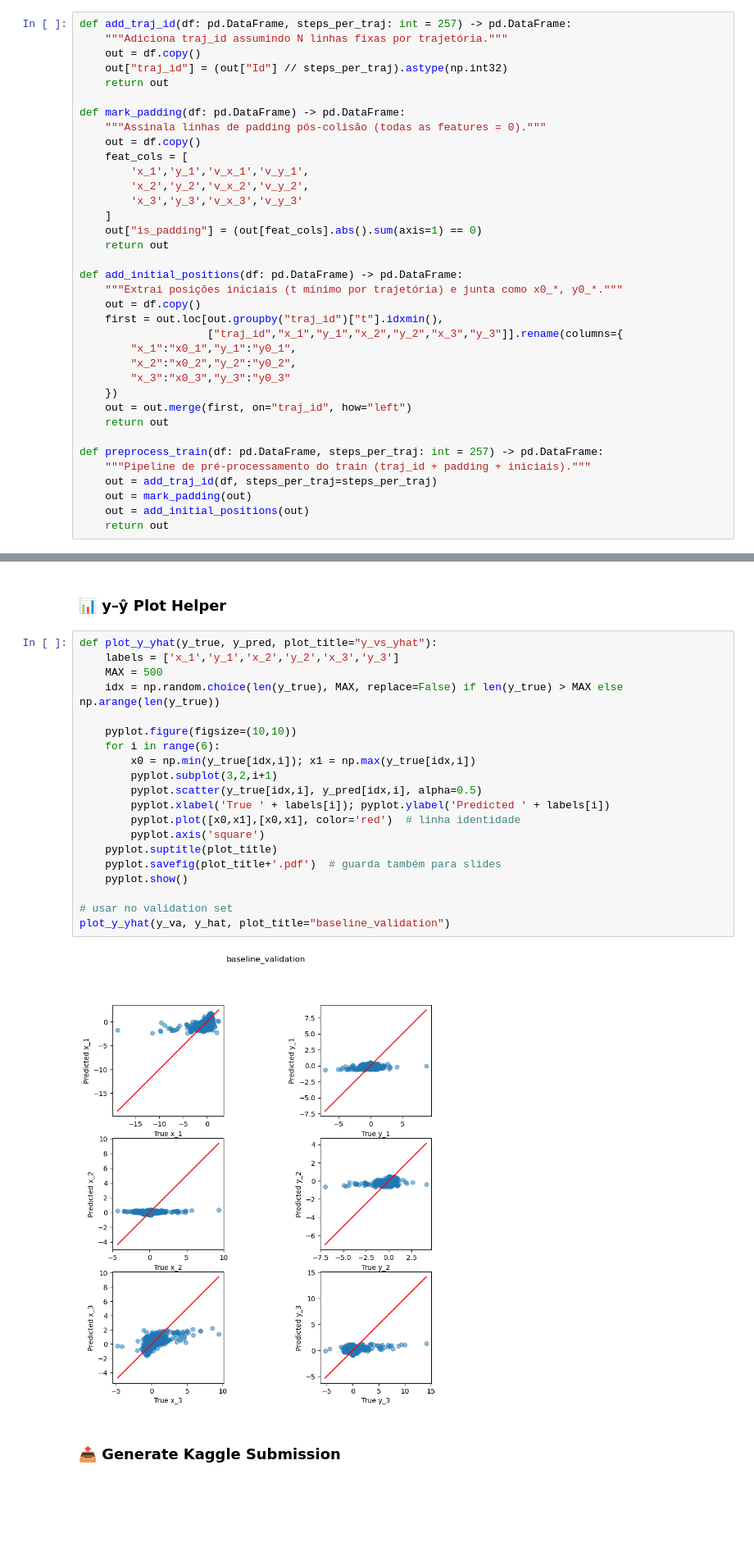
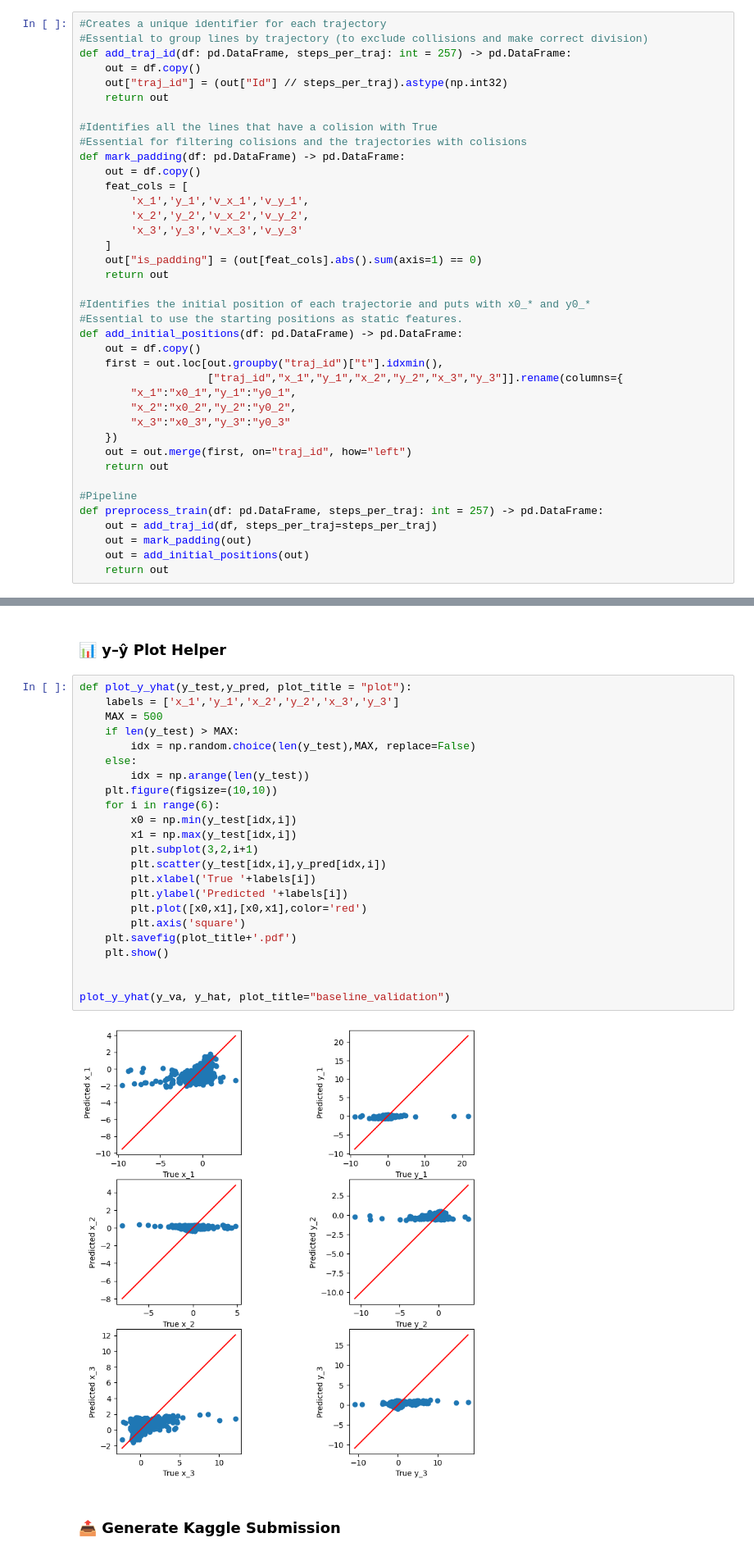
Before and after one commit to Custodio30/MLNOVA-AA-Assigement-1-Bernardo-Joao-Leonor, a Jupyter notebook: assigment#1/notebooks/assigment#1.ipynb, the cells around one changed output, grey strips where cells are left out. Shown at 82% size. Drawn from its saved outputs; the diff is of its cells as text; blank space fills up the shorter version.

```diff
--- a/assigment#1/notebooks/assigment#1.ipynb
+++ b/assigment#1/notebooks/assigment#1.ipynb
@@ -91,14 +92,16 @@ pyplot.plot(data.x_3[pltsquare],data.y_3[pltsquare],'s')  # Mark the starting po
 # %% [markdown]
 <h3>🧩 Preprocessing (trajectory id, padding, initial conditions)(Reusable)</h3>
 # %%
+#Creates a unique identifier for each trajectory
+#Essential to group lines by trajectory (to exclude collisions and make correct division)
 def add_traj_id(df: pd.DataFrame, steps_per_traj: int = 257) -> pd.DataFrame:
-    """Adiciona traj_id assumindo N linhas fixas por trajetória."""
     out = df.copy()
     out["traj_id"] = (out["Id"] // steps_per_traj).astype(np.int32)
     return out
 
+#Identifies all the lines that have a colision with True
+#Essential for filtering colisions and the trajectories with colisions
 def mark_padding(df: pd.DataFrame) -> pd.DataFrame:
-    """Assinala linhas de padding pós-colisão (todas as features = 0)."""
     out = df.copy()
     feat_cols = [
         'x_1','y_1','v_x_1','v_y_1',
@@ -108,8 +111,9 @@ def mark_padding(df: pd.DataFrame) -> pd.DataFrame:
     out["is_padding"] = (out[feat_cols].abs().sum(axis=1) == 0)
     return out
 
+#Identifies the initial position of each trajectorie and puts with x0_* and y0_*
+#Essential to use the starting positions as static features.
 def add_initial_positions(df: pd.DataFrame) -> pd.DataFrame:
-    """Extrai posições iniciais (t mínimo por trajetória) e junta como x0_*, y0_*."""
     out = df.copy()
     first = out.loc[out.groupby("traj_id")["t"].idxmin(),
                     ["traj_id","x_1","y_1","x_2","y_2","x_3","y_3"]].rename(columns={
@@ -120,8 +124,8 @@ def add_initial_positions(df: pd.DataFrame) -> pd.DataFrame:
     out = out.merge(first, on="traj_id", how="left")
     return out
 
+#Pipeline
 def preprocess_train(df: pd.DataFrame, steps_per_traj: int = 257) -> pd.DataFrame:
-    """Pipeline de pré-processamento do train (traj_id + padding + iniciais)."""
     out = add_traj_id(df, steps_per_traj=steps_per_traj)
     out = mark_padding(out)
     out = add_initial_positions(out)
@@ -344,27 +344,30 @@ Baseline RMSE (validation split): 1.6887495041237646
 # %% [markdown]
 <h3>📊 y–ŷ Plot Helper</h3>
 # %%
-def plot_y_yhat(y_true, y_pred, plot_title="y_vs_yhat"):
+def plot_y_yhat(y_test,y_pred, plot_title = "plot"):
     labels = ['x_1','y_1','x_2','y_2','x_3','y_3']
     MAX = 500
-    idx = np.random.choice(len(y_true), MAX, replace=False) if len(y_true) > MAX else np.arange(len(y_true))
+    if len(y_test) > MAX:
+        idx = np.random.choice(len(y_test),MAX, replace=False)
+    else:
+        idx = np.arange(len(y_test))
+    plt.figure(figsize=(10,10))
+    for i in range(6):
+        x0 = np.min(y_test[idx,i])
+        x1 = np.max(y_test[idx,i])
+        plt.subplot(3,2,i+1)
+        plt.scatter(y_test[idx,i],y_pred[idx,i])
+        plt.xlabel('True '+labels[i])
+        plt.ylabel('Predicted '+labels[i])
+        plt.plot([x0,x1],[x0,x1],color='red')
+        plt.axis('square')
+    plt.savefig(plot_title+'.pdf')
+    plt.show()
 
-    pyplot.figure(figsize=(10,10))
-    for i in range(6):
-        x0 = np.min(y_true[idx,i]); x1 = np.max(y_true[idx,i])
-        pyplot.subplot(3,2,i+1)
-        pyplot.scatter(y_true[idx,i], y_pred[idx,i], alpha=0.5)
-        pyplot.xlabel('True ' + labels[i]); pyplot.ylabel('Predicted ' + labels[i])
-        pyplot.plot([x0,x1],[x0,x1], color='red')  # linha identidade
-        pyplot.axis('square')
-    pyplot.suptitle(plot_title)
-    pyplot.savefig(plot_title+'.pdf')  # guarda também para slides
-    pyplot.show()
 
-# usar no validation set
 plot_y_yhat(y_va, y_hat, plot_title="baseline_validation")
 # %% [output]
-[figure, old version]
+[figure, new version]
 # %% [markdown]
 <h3>📤 Generate Kaggle Submission</h3>
 # %%
```
Also changed, not shown: parts of 8 cells of this notebook.
